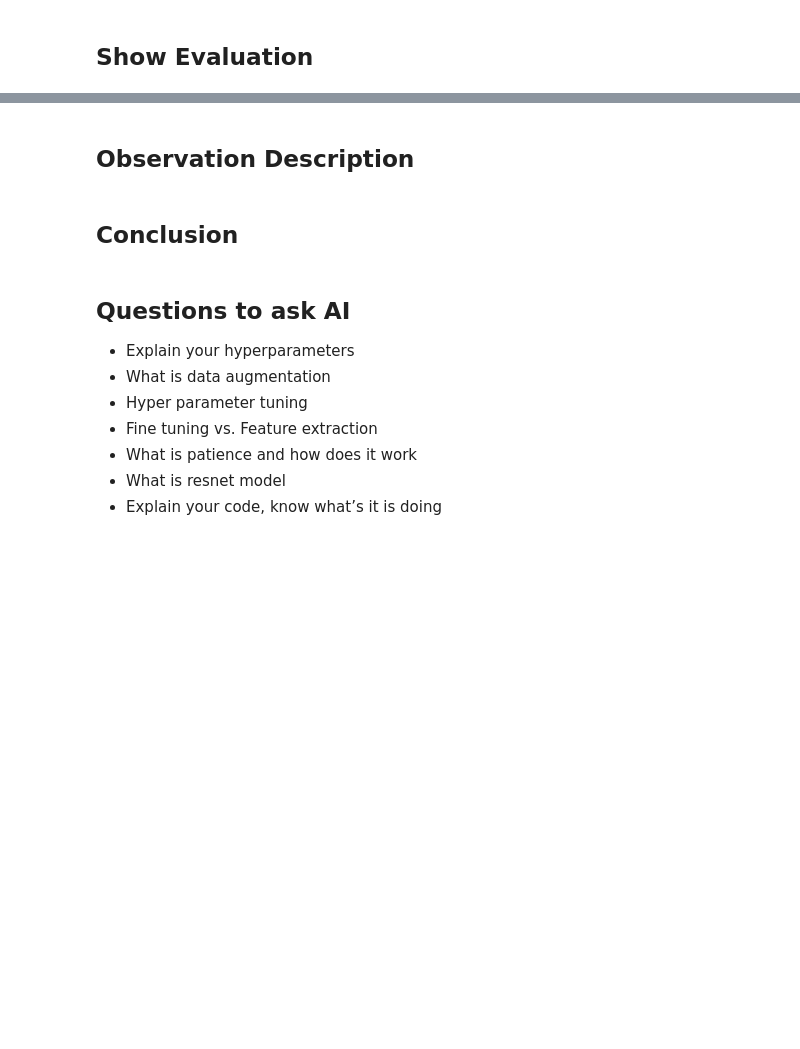
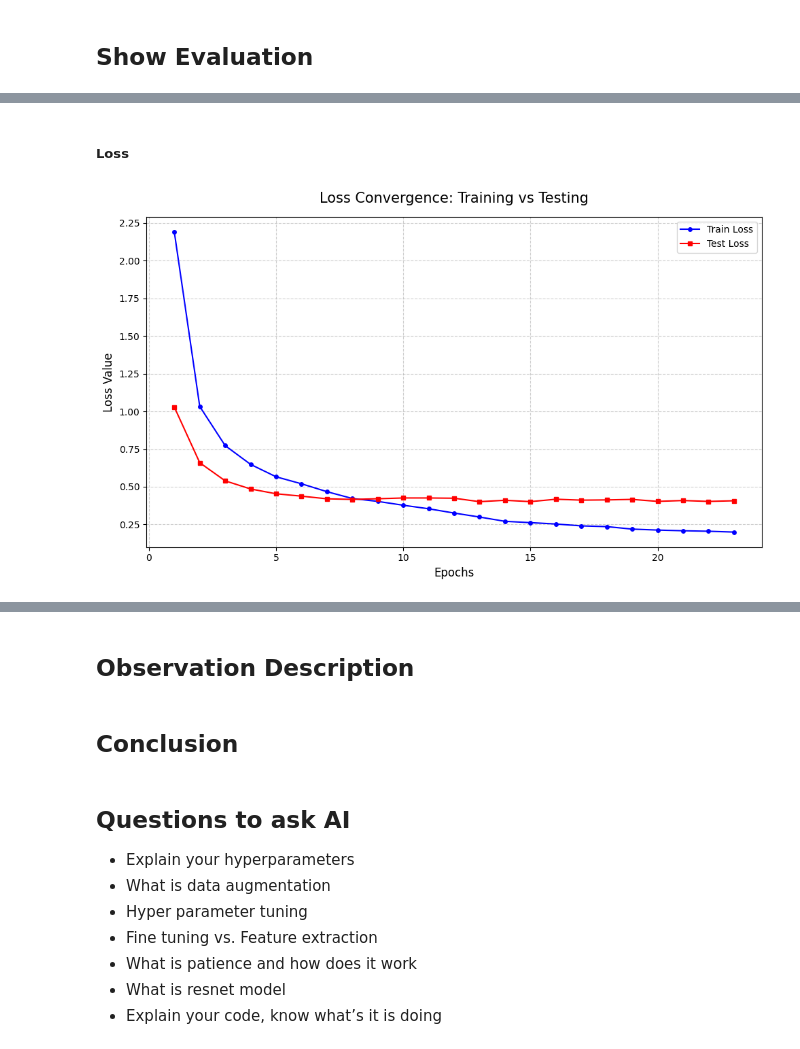
Before and after one commit to virwang/Fanshawe_DL_Pytorch26W, a Jupyter notebook: notebooks/Project_YunJiungWang.ipynb, the cells around one changed output, grey strips where cells are left out. Saved outputs shown, nothing was run; the diff lists cells and outputs as text; code cells hidden in the pictures; blank space fills up the shorter version.

```diff
--- a/notebooks/Project_YunJiungWang.ipynb
+++ b/notebooks/Project_YunJiungWang.ipynb
@@ -616,0 +822,6 @@ evaluation.print_detailed_analysis()
+# %% [markdown]
+##### Loss
+# %%
+evaluation.plot_loss()
+# %% [output]
+[figure, added]
```
Also changed, not shown: parts of 62 cells of this notebook, 1 other file.
